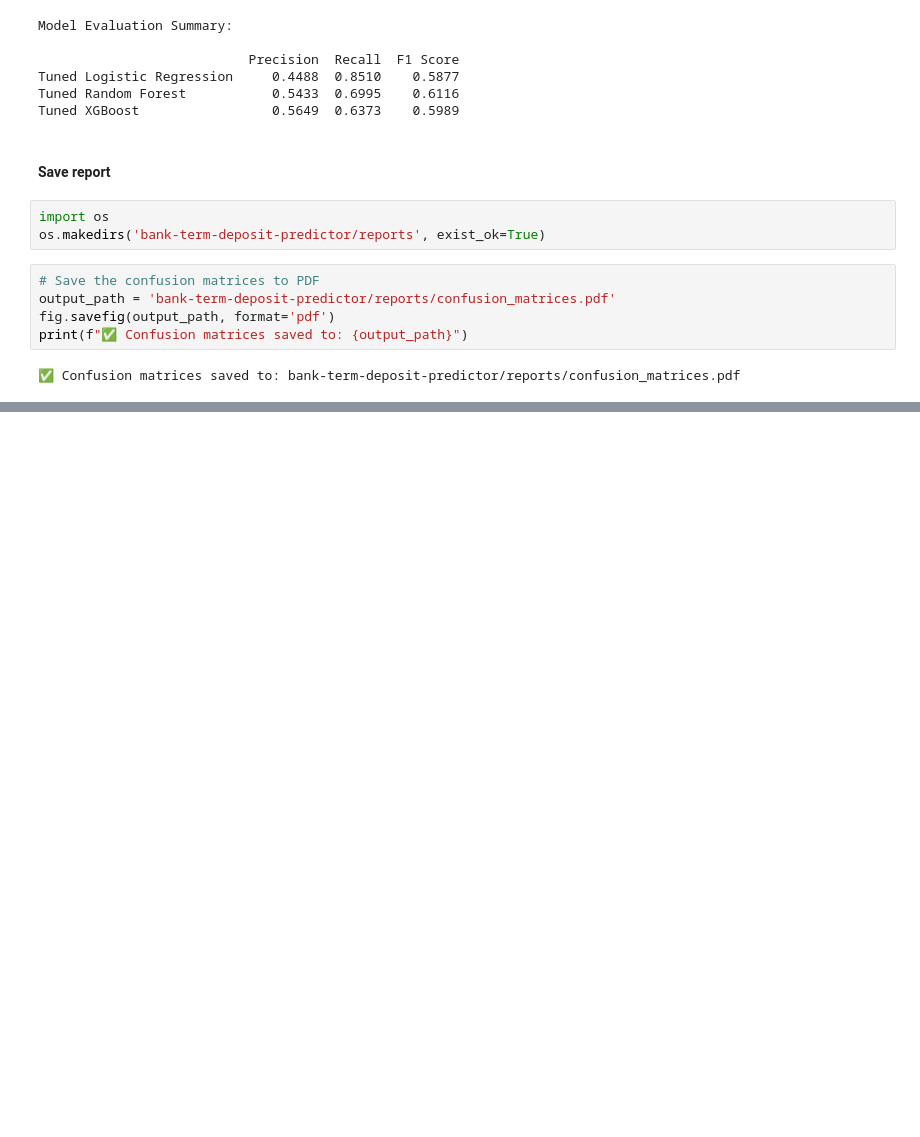
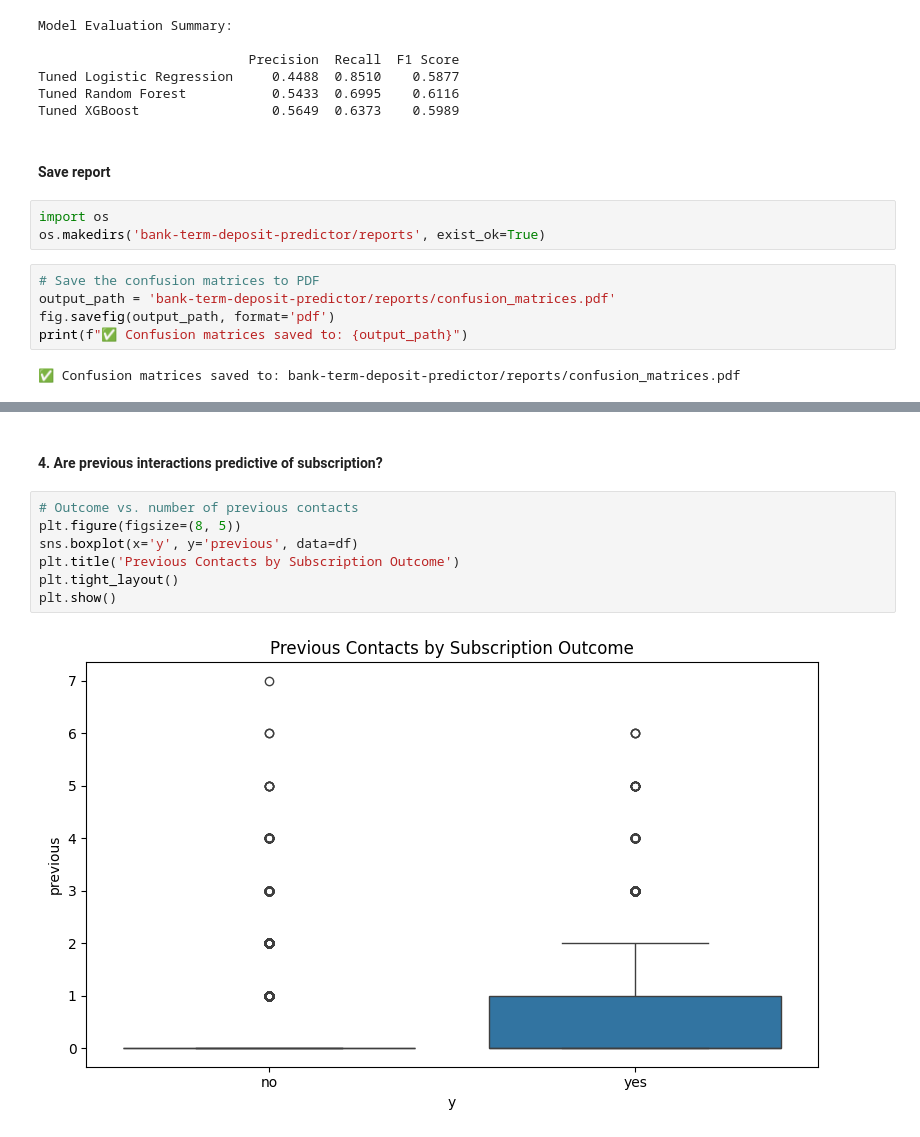
Before and after one commit to michaelodumanye/Bank-Term-Deposit-Predictor, a Jupyter notebook: notebooks/project.ipynb, the cells around one changed output, grey strips where cells are left out. Saved outputs shown, nothing was run; the diff lists cells and outputs as text; blank space fills up the shorter version.

```diff
--- a/notebooks/project.ipynb
+++ b/notebooks/project.ipynb
@@ -757,0 +798,11 @@ print(f"✅ Confusion matrices saved to: {output_path}")
+# %% [markdown]
+#### 4. Are previous interactions predictive of subscription?
+# %%
+# Outcome vs. number of previous contacts
+plt.figure(figsize=(8, 5))
+sns.boxplot(x='y', y='previous', data=df)
+plt.title('Previous Contacts by Subscription Outcome')
+plt.tight_layout()
+plt.show()
+# %% [output]
+[figure, added]
```
Also changed, not shown: parts of 16 cells of this notebook.
